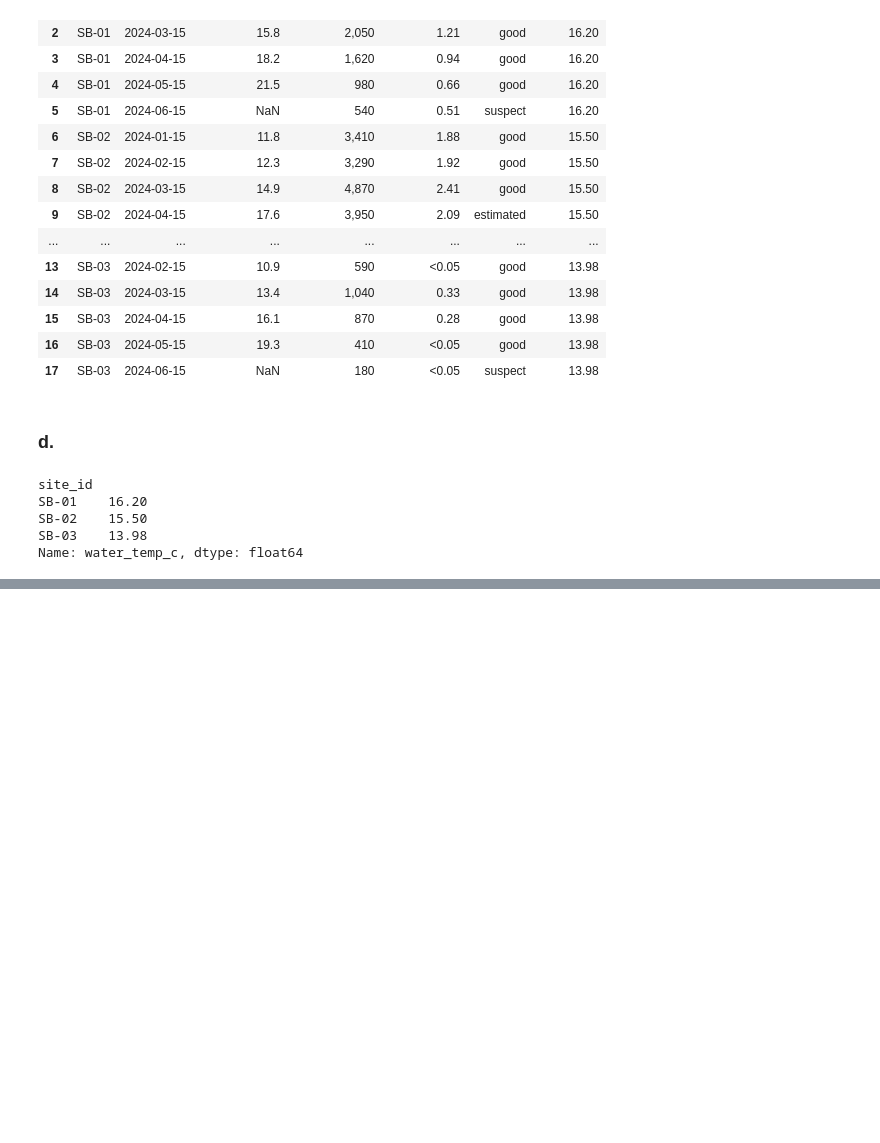
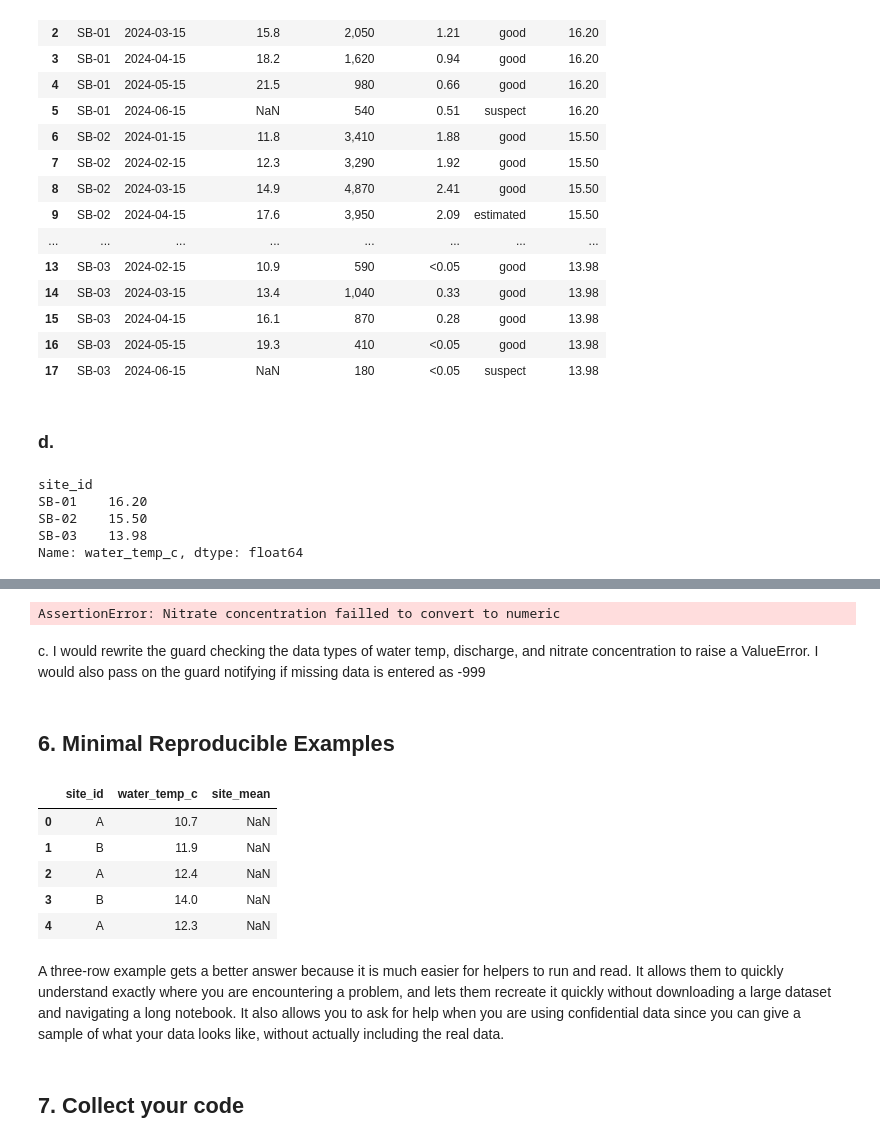
Before and after one commit to gingersknapp/eds220-2026-sections, a Jupyter notebook: debugging/section-4-debugging.ipynb, the cells around one changed output, grey strips where cells are left out. Cells and saved outputs as stored; diff of their text form; code cells hidden in the pictures; blank space fills up the shorter version.

```diff
--- a/debugging/section-4-debugging.ipynb
+++ b/debugging/section-4-debugging.ipynb
@@ -342,0 +364,5 @@ If I had not fixed the bugs in a and b, it would list mean water temperature for
+# %%
+# Nitrate concentration must be numeric
+assert pd.api.types.is_numeric_dtype(stream['nitrate_mg_l']), "Nitrate concentration failled to convert to numeric"
+# %% [output]
+AssertionError: Nitrate concentration failled to convert to numeric
@@ -342,0 +372,27 @@ If I had not fixed the bugs in a and b, it would list mean water temperature for
+# %% [markdown]
+c. I would rewrite the guard checking the data types of water temp, discharge, and nitrate concentration to raise a ValueError.  I would also pass on the guard notifying if missing data is entered as -999
+# %% [markdown]
+## 6. Minimal Reproducible Examples
+# %%
+import pandas as pd
+
+# Create sample dataframe
+stream_ex = pd.DataFrame({
+    'site_id' : ["A", "B", "A", "B", "A", "B"],
+    'water_temp_c' : [10.7, 11.9, 12.4, 14.0, 12.3, 10.9],
+})
+# Create column with average water temperature of each site
+site_means = stream_ex.groupby('site_id')['water_temp_c'].mean()
+stream_ex['site_mean'] = site_means
+stream_ex[['site_id', 'water_temp_c', 'site_mean']].head()
+# %% [output]
+|  | site_id | water_temp_c | site_mean |
+| 0 | A | 10.7 | NaN |
+| 1 | B | 11.9 | NaN |
+| 2 | A | 12.4 | NaN |
+| 3 | B | 14.0 | NaN |
+| 4 | A | 12.3 | NaN |
+# %% [markdown]
+A three-row example gets a better answer because it is much easier for helpers to run and read.  It allows them to quickly understand exactly where you are encountering a problem, and lets them recreate it quickly without downloading a large dataset and navigating a long notebook.  It also allows you to ask for help when you are using confidential data since you can give a sample of what your data looks like, without actually including the real data.
+# %% [markdown]
+## 7. Collect your code
```
Also changed, not shown: parts of 10 cells of this notebook.
